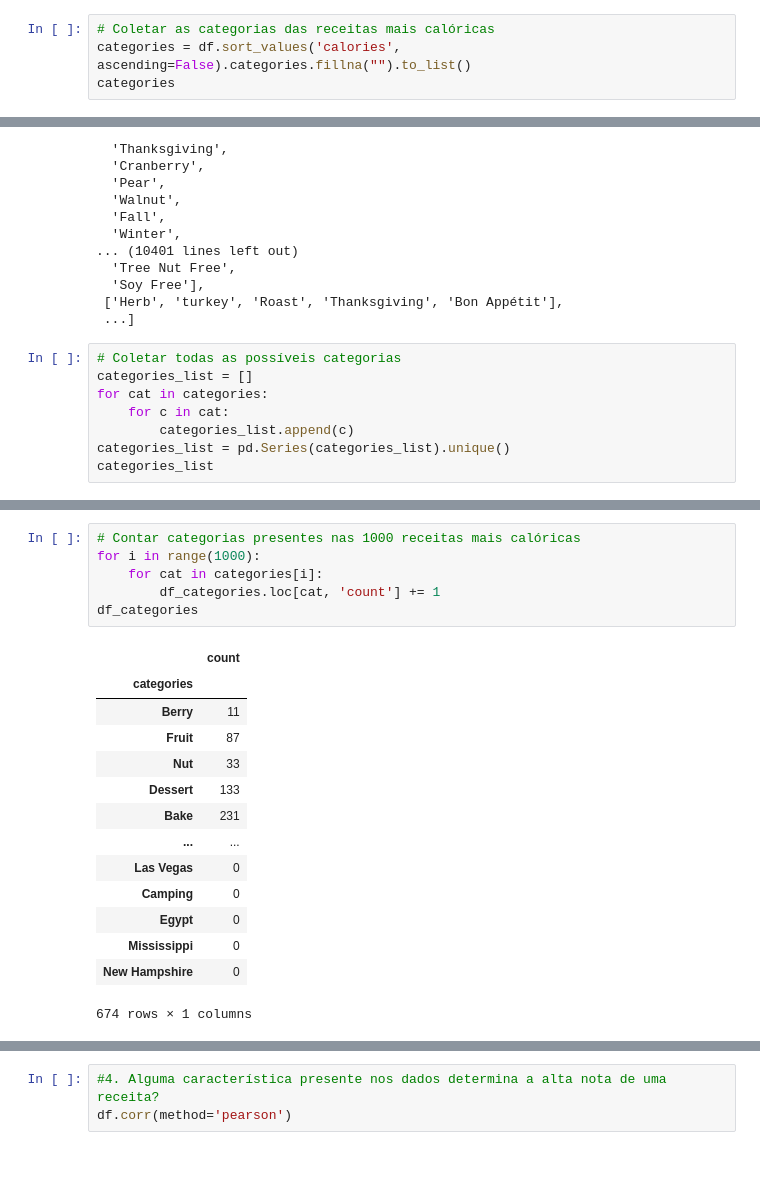
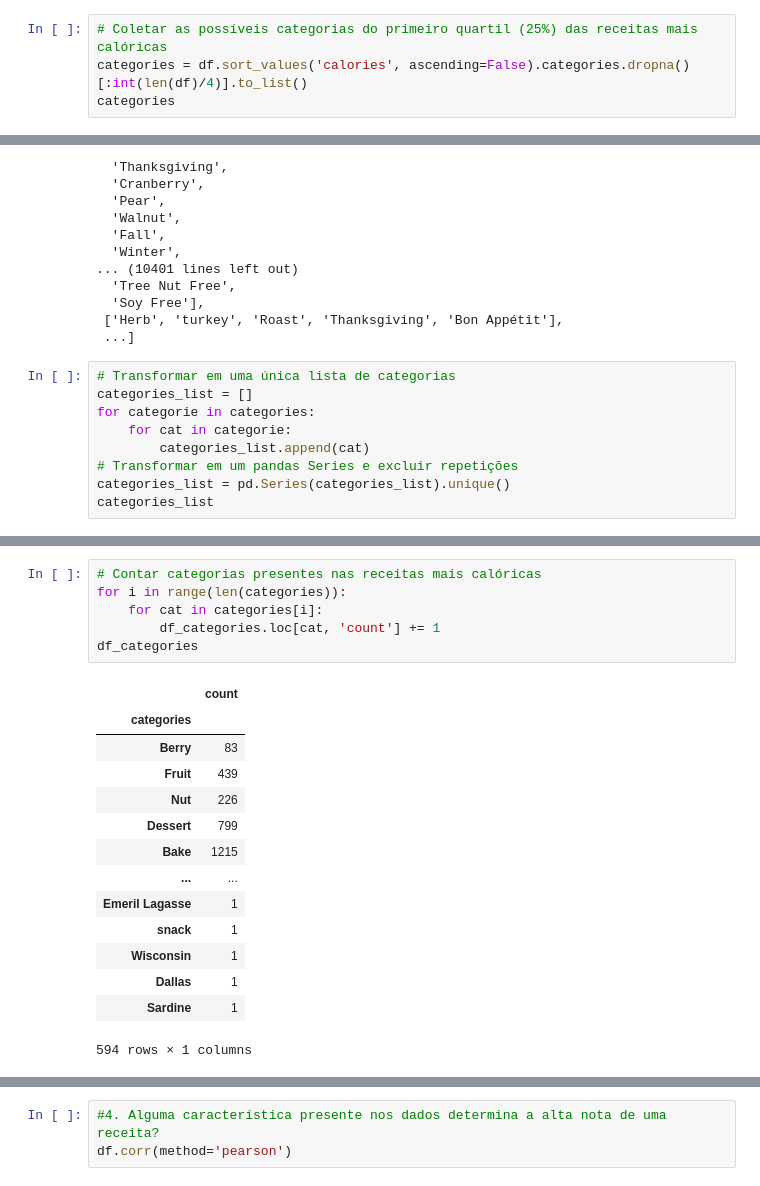
Before and after one commit to filipecmedeiros/Recipes, a Jupyter notebook: Exploratory Analysis.ipynb, the cells around one changed output, grey strips where cells are left out. Saved outputs shown, nothing was run; the diff lists cells and outputs as text.

```diff
--- a/Exploratory Analysis.ipynb
+++ b/Exploratory Analysis.ipynb
@@ -77,6 +63,6 @@ df.describe()
 # %%
-# Coletar as categorias das receitas mais calóricas
-categories = df.sort_values('calories', ascending=False).categories.fillna("").to_list()
+# Coletar as possíveis categorias do primeiro quartil (25%) das receitas mais calóricas
+categories = df.sort_values('calories', ascending=False).categories.dropna()[:int(len(df)/4)].to_list()
 categories
 # %% [output]
 [['Berry',
@@ -97,11 +83,12 @@ categories
  ['Herb', 'turkey', 'Roast', 'Thanksgiving', 'Bon Appétit'],
  ...]
 # %%
-# Coletar todas as possíveis categorias
+# Transformar em uma única lista de categorias
 categories_list = []
-for cat in categories:
-    for c in cat:
-        categories_list.append(c)
+for categorie in categories:
+    for cat in categorie:
+        categories_list.append(cat)
+# Transformar em um pandas Series e excluir repetições
 categories_list = pd.Series(categories_list).unique()
 categories_list
 # %% [output]
@@ -144,24 +131,24 @@ df_categories
 # %%
-# Contar categorias presentes nas 1000 receitas mais calóricas
-for i in range(1000):
+# Contar categorias presentes nas receitas mais calóricas
+for i in range(len(categories)):
     for cat in categories[i]:
         df_categories.loc[cat, 'count'] += 1
 df_categories
 # %% [output]
 |  | count |
 | categories |  |
-| Berry | 11 |
-| Fruit | 87 |
-| Nut | 33 |
-| Dessert | 133 |
-| Bake | 231 |
+| Berry | 83 |
+| Fruit | 439 |
+| Nut | 226 |
+| Dessert | 799 |
+| Bake | 1215 |
 | ... | ... |
-| Las Vegas | 0 |
-| Camping | 0 |
-| Egypt | 0 |
-| Mississippi | 0 |
-| New Hampshire | 0 |
+| Emeril Lagasse | 1 |
+| snack | 1 |
+| Wisconsin | 1 |
+| Dallas | 1 |
+| Sardine | 1 |
-674 rows × 1 columns
+594 rows × 1 columns
 # %%
 #1. A categorias pertencem as comidas mais calóricas?
 df_categories.sort_values('count', ascending=False).head()
```
Also changed, not shown: parts of 36 cells of this notebook.
